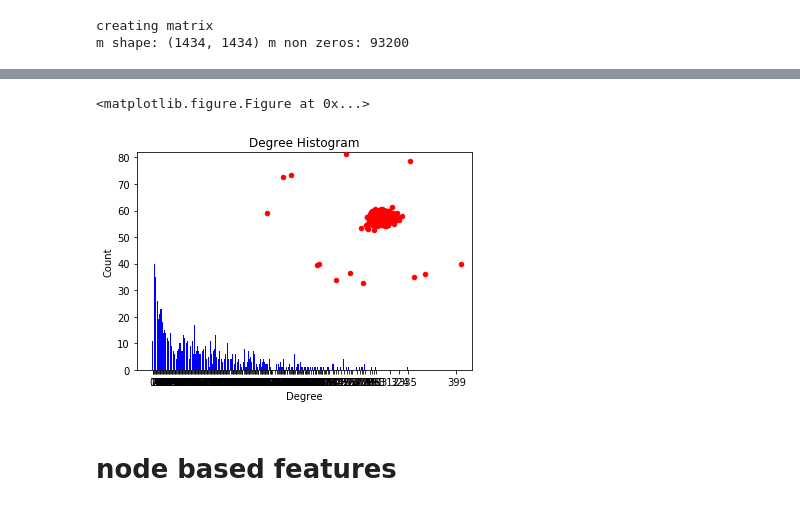
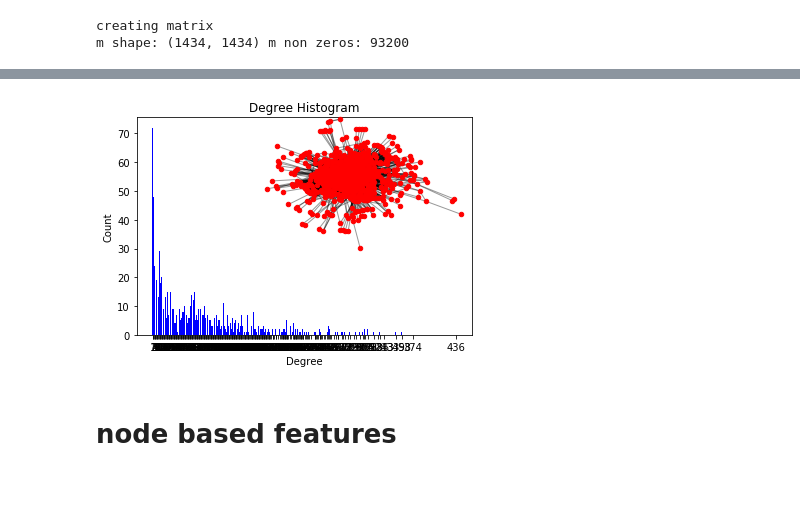
Before and after one commit to dregev/rehovot_team, a Jupyter notebook: DMBI_Hack_2018_DDI_Dikla.ipynb, the cells around one changed output, grey strips where cells are left out. Drawn from its saved outputs; the diff is of its cells as text; code cells hidden in the pictures.

Commit message:
update to run on all edges

```diff
--- a/DMBI_Hack_2018_DDI_Dikla.ipynb
+++ b/DMBI_Hack_2018_DDI_Dikla.ipynb
@@ -120,0 +100,10 @@ class link_prediction_stats:
+# %%
+### full graph
+m_train_holdout,validation_set = DMBI_hackathon_ddi.create_holdout_set(train_matrix,train_percent=1)
+x,y = m_train_holdout.nonzero() #x and y indeices of nonzero cells (existing edges)
+edge_list = list(zip(x,y))
+link_prediction = link_prediction_predictor(DMBI_hackathon_ddi.number_of_drugs)
+link_prediction.fit(edge_list)
+# %%
+n = [i for i in range(0,1433) if i not in [71,407]]
+n
@@ -121,3 +128,6 @@ class link_prediction_stats:
+# %%
+G = link_prediction.G
+G = G.subgraph(n)
 # %%
 #Evaluate model.
 #Note that holdout is based on random decision.
@@ -128,34 +138,32 @@ link_prediction = link_prediction_predictor(DMBI_hackathon_ddi.number_of_drugs)
 link_prediction.fit(edge_list)
 # %%
 import collections
-G = link_prediction.G
+#G = link_prediction.G
 degree_sequence = sorted([d for n, d in G.degree()], reverse=True)  # degree sequence
 # print "Degree sequence", degree_sequence
 degreeCount = collections.Counter(degree_sequence)
 deg, cnt = zip(*degreeCount.items())
 
-plt.figure(figsize=(20,18))
 fig, ax = plt.subplots()
 plt.bar(deg, cnt, width=0.80, color='b')
 
 plt.title("Degree Histogram")
 plt.ylabel("Count")
 plt.xlabel("Degree")
 ax.set_xticks([d + 0.4 for d in deg])
 ax.set_xticklabels(deg)
 
 # draw graph in inset
 plt.axes([0.4, 0.4, 0.5, 0.5])
 Gcc = sorted(nx.connected_component_subgraphs(G), key=len, reverse=True)[0]
 pos = nx.spring_layout(G)
 plt.axis('off')
 nx.draw_networkx_nodes(G, pos, node_size=20)
 nx.draw_networkx_edges(G, pos, alpha=0.4)
 
 plt.show()
 # %% [output]
-<matplotlib.figure.Figure at 0x...>
-[figure, old version]
+[figure, new version]
 # %%
 def hist_generator(name,seq):
     degree_sequence = sorted([d for n, d in G.degree()], reverse=True)  # degree sequence
```
Also changed, not shown: parts of 9 cells of this notebook, 1 other file.
